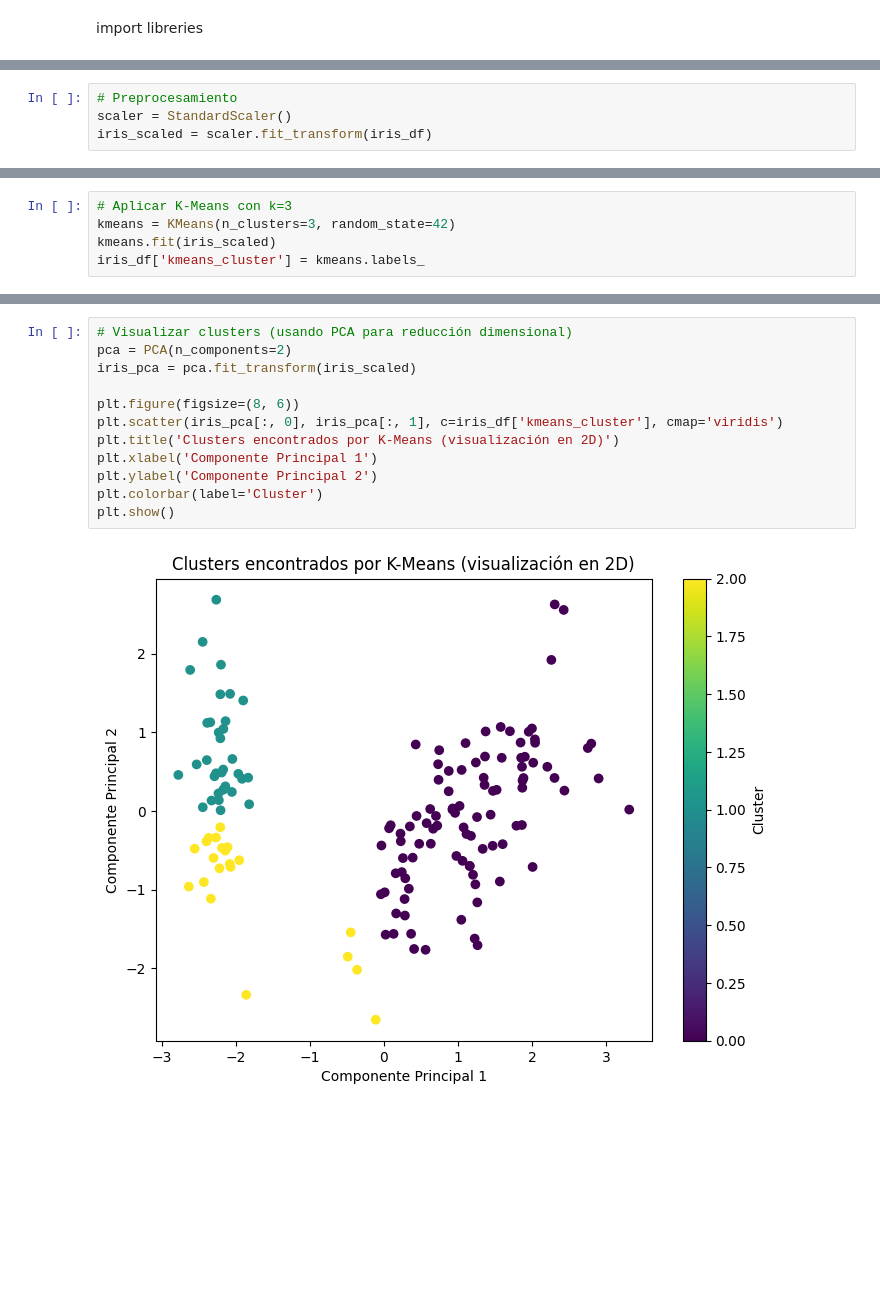
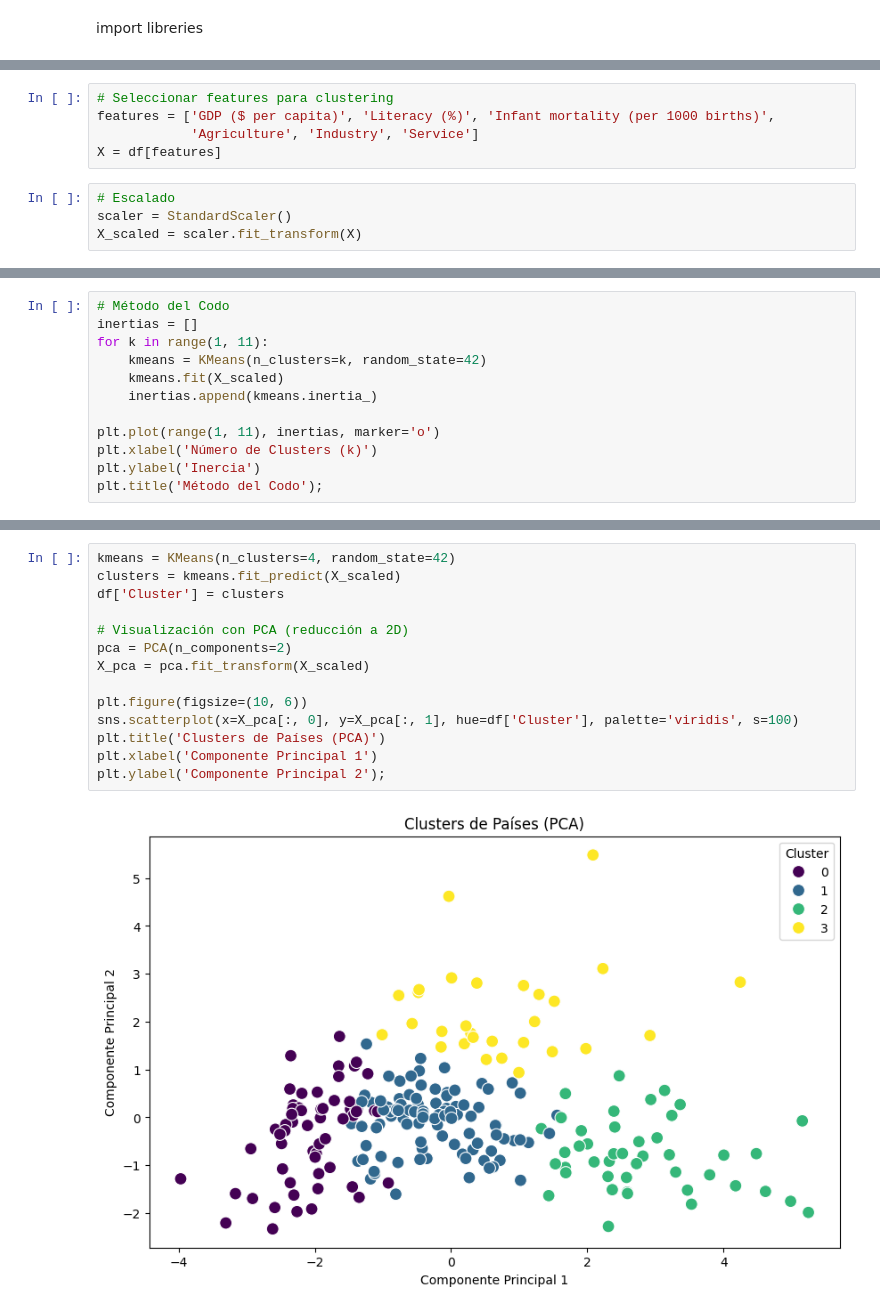
Before and after one commit to 311-23/Remedial, a Jupyter notebook: proyect/Use_case_part2.ipynb, the cells around one changed output, grey strips where cells are left out. Cells and saved outputs as stored; diff of their text form; blank space fills up the shorter version.

```diff
--- a/proyect/Use_case_part2.ipynb
+++ b/proyect/Use_case_part2.ipynb
@@ -31,5 +30,10 @@ plt.show()
 # %%
-# Preprocesamiento
-scaler = StandardScaler()
-iris_scaled = scaler.fit_transform(iris_df)
+# Seleccionar features para clustering
+features = ['GDP ($ per capita)', 'Literacy (%)', 'Infant mortality (per 1000 births)',
+            'Agriculture', 'Industry', 'Service']
+X = df[features]
+# %%
+# Escalado
+scaler = StandardScaler()
+X_scaled = scaler.fit_transform(X)
 # %% [markdown]
@@ -53,5 +50,12 @@ plt.show()
 # %%
-# Aplicar K-Means con k=3
-kmeans = KMeans(n_clusters=3, random_state=42)
-kmeans.fit(iris_scaled)
-iris_df['kmeans_cluster'] = kmeans.labels_
+# Método del Codo
+inertias = []
+for k in range(1, 11):
+    kmeans = KMeans(n_clusters=k, random_state=42)
+    kmeans.fit(X_scaled)
+    inertias.append(kmeans.inertia_)
+
+plt.plot(range(1, 11), inertias, marker='o')
+plt.xlabel('Número de Clusters (k)')
+plt.ylabel('Inercia')
+plt.title('Método del Codo');
@@ -58,15 +66,17 @@ iris_df['kmeans_cluster'] = kmeans.labels_
 # %%
-# Visualizar clusters (usando PCA para reducción dimensional)
+kmeans = KMeans(n_clusters=4, random_state=42)
+clusters = kmeans.fit_predict(X_scaled)
+df['Cluster'] = clusters
+
+# Visualización con PCA (reducción a 2D)
 pca = PCA(n_components=2)
-iris_pca = pca.fit_transform(iris_scaled)
+X_pca = pca.fit_transform(X_scaled)
 
-plt.figure(figsize=(8, 6))
-plt.scatter(iris_pca[:, 0], iris_pca[:, 1], c=iris_df['kmeans_cluster'], cmap='viridis')
-plt.title('Clusters encontrados por K-Means (visualización en 2D)')
+plt.figure(figsize=(10, 6))
+sns.scatterplot(x=X_pca[:, 0], y=X_pca[:, 1], hue=df['Cluster'], palette='viridis', s=100)
+plt.title('Clusters de Países (PCA)')
 plt.xlabel('Componente Principal 1')
-plt.ylabel('Componente Principal 2')
-plt.colorbar(label='Cluster')
-plt.show()
+plt.ylabel('Componente Principal 2');
 # %% [output]
-[figure, old version]
+[figure, new version]
 # %%
```
Also changed, not shown: parts of 17 cells of this notebook, 2 other files.
